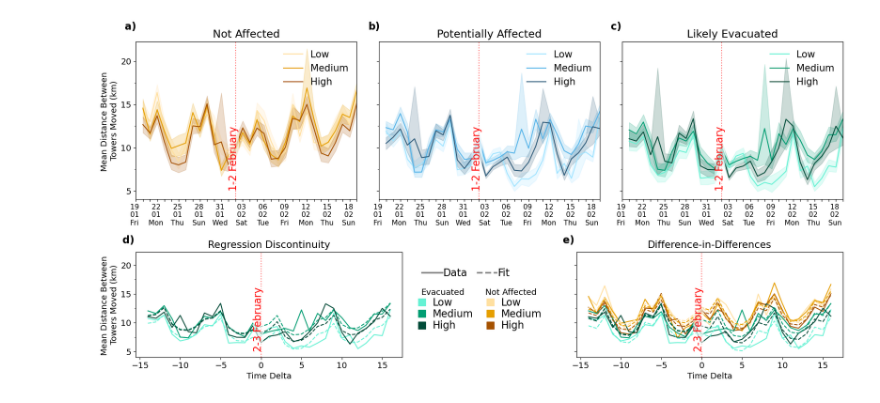
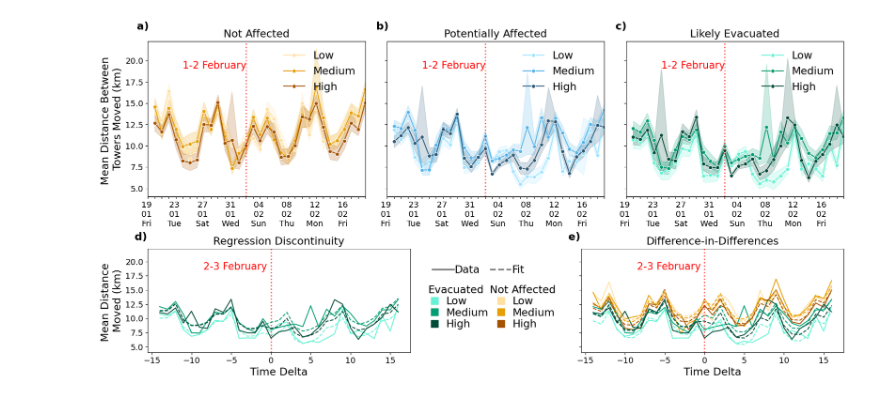
Before and after one commit to nautim/valparaiso_wildfires, a Jupyter notebook: notebooks/1_tel_plots.ipynb, the cells around one changed output. Saved outputs shown, nothing was run; the diff lists cells and outputs as text; code cells hidden in the pictures.

```diff
--- a/notebooks/1_tel_plots.ipynb
+++ b/notebooks/1_tel_plots.ipynb
@@ -49,7 +49,8 @@ lighter_green = '#66F2D4'
 # %%
 # Load Datasets
 
-homelocations_merged=pd.read_parquet('../data_created/homelocations_merged.parquet')
+homelocations_merged=pd.read_parquet('../data_created/homelocations_merged_cleaned.parquet')
+
 evacuated_people = helper.upload_list_txt('../data_created/evacuated.txt')
 
 grouped_data_fraction1 = pd.read_csv('../data_created/fraction/grouped_data_fraction1.csv') #notaffected
@@ -546,5 +656,5 @@ plt.savefig('../visuals_created/km_moved_median.pdf', bbox_inches = 'tight')
 # %%
-######## Figure 5 ########
+######## Figure 4_1 ########
 
 fig, axs = plt.subplot_mosaic([
     ['a', 'b', 'c',],
@@ -569,19 +679,19 @@ axs['e'].set_position(b)
 
 # Creating the line plot on ax1
 sns.lineplot(data=homelocations_merged[(homelocations_merged['affected'] == 0)&(homelocations_merged['distance_km'] > 0)].dropna(subset=['home_bts_id','quantile_pop_bins_percent_bachelor_home']),
-             x='date', y='distance_km',
+             x='date', y='distance_km', marker='o',
              errorbar='ci', n_boot=1000, seed=10, estimator='mean',
              hue='quantile_pop_bins_percent_bachelor_home', hue_order=['Low','Medium','High'],
              ax=axs['a'], legend=True,
              palette=[lighter_orange,orange,darker_orange])
 sns.lineplot(data=homelocations_merged[(homelocations_merged['affected'] == 1)&(homelocations_merged['distance_km'] > 0)].dropna(subset=['home_bts_id','quantile_pop_bins_percent_bachelor_home']),
-             x='date', y='distance_km',
+             x='date', y='distance_km', marker='o',
              errorbar='ci', n_boot=1000, seed=10, estimator='mean',
              hue='quantile_pop_bins_percent_bachelor_home', hue_order=['Low','Medium','High'],
              ax=axs['b'], legend=True,
              palette=[lighter_blue,blue,darker_blue])
 sns.lineplot(data=homelocations_merged[(homelocations_merged['PHONE_ID'].isin(evacuated_people))&(homelocations_merged['distance_km'] > 0)].dropna(subset=['home_bts_id','quantile_pop_bins_percent_bachelor_home']),
-             x='date', y='distance_km',
+             x='date', y='distance_km', marker='o',
              errorbar='ci', n_boot=1000, seed=10, estimator='mean',
              hue='quantile_pop_bins_percent_bachelor_home', hue_order=['Low','Medium','High'],
              ax=axs['c'], legend=True,
@@ -590,13 +700,13 @@ sns.lineplot(data=homelocations_merged[(homelocations_merged['PHONE_ID'].isin(ev
 titles=['Not Affected', 'Potentially Affected', 'Likely Evacuated']
 
 unique_dates = homelocations_merged.drop_duplicates(subset=['date'])['date'].unique()
-xticklabels = [date.strftime('%d \n%m \n%a ') if i % 3 == 0 else '' for i, date in enumerate(unique_dates)]
+xticklabels = [date.strftime('%d \n%m \n%a ') if i % 4 == 0 else '' for i, date in enumerate(unique_dates)]
 
 for ax, title in zip([axs['a'], axs['b'], axs['c']], titles):
     # Adding labels and title
     ax.set_title(title, size=17)
     ax.set_xlabel('')
-    ax.set_ylabel('Mean Distance Between \nTowers Moved (km)')
+    ax.set_ylabel('Mean Distance Between \nTowers Moved (km)', fontsize=17)
 
     ax.set_xlim([datetime.datetime(2024, 1, 19), datetime.datetime(2024, 2, 19)])
 
@@ -604,13 +714,13 @@ for ax, title in zip([axs['a'], axs['b'], axs['c']], titles):
     ax.xaxis.set_major_locator(mdates.DayLocator())
     ax.xaxis.set_major_formatter(mdates.DateFormatter('%Y-%m-%d'))
 
-    ax.axvline(x=datetime.datetime(2024, 2, 2), color='red', linestyle=':', lw =1.5, alpha = 0.6, zorder=100)
-    ax.text( x=datetime.datetime(2024, 2, 1), y=5, s='1-2 February',
-            fontsize=16, rotation='vertical', verticalalignment='bottom', color='red', bbox=dict(facecolor='w', edgecolor='none', pad=0.0, alpha=0.6), zorder=100)
+    ax.axvline(x=datetime.datetime(2024, 2, 2), color='red', linestyle=':', lw=2, alpha=0.7, zorder=100)
+    ax.text( x=datetime.datetime(2024, 1, 24), y=20, s='1-2 February',
+            fontsize=16, rotation='horizontal', verticalalignment='top', color='red', bbox=dict(facecolor='w', edgecolor='none', pad=0.0, alpha=0.6), zorder=100)
 
     # Setting x-ticks and labels based on homelocations_warned dataframe
     ax.set_xticks(unique_dates)
-    ax.set_xticklabels(xticklabels, fontsize=11)
+    ax.set_xticklabels(xticklabels, fontsize=13)
 
 for ax in [axs['b'], axs['c']]:
     ax.set_ylabel('')
@@ -619,7 +729,7 @@ for ax in [axs['b'], axs['c']]:
 for ax in [axs['a'], axs['b'], axs['c']]:
     handles, labels = ax.get_legend_handles_labels()
     custom_labels = ['Low', 'Medium', 'High']
-    ax.legend(handles, custom_labels, title='', fontsize=15, loc='upper right', frameon=False)
+    ax.legend(handles, custom_labels, title='', fontsize=17, loc='upper right', frameon=False)
 
 
 # Bottom left
@@ -630,13 +740,13 @@ for ses, color in zip(['Low', 'Medium', 'High'], [lighter_green, green, darker_g
     subset_.plot.line(ax=axs['d'], x="time_delta", y="distance_km", color=color, legend=False)
     subset_.plot(x="time_delta", y="predictions", ax=axs['d'], color=color, linestyle='--', legend=False)
 
-axs['d'].axvline(0, color='red', linestyle=':', lw =1.5, alpha = 0.6, zorder=100)
-axs['d'].text(x=-1, y=5, s='2-3 February',
-        fontsize=16, rotation='vertical', verticalalignment='bottom', color='red', bbox=dict(facecolor='w', edgecolor='none', pad=0.0, alpha=0.6), zorder=100)
+axs['d'].axvline(0, color='red', linestyle=':', lw=2, alpha=0.7, zorder=100)
+axs['d'].text(x=-8.5, y=20, s='2-3 February',
+        fontsize=16, rotation='horizontal', verticalalignment='top', color='red', bbox=dict(facecolor='w', edgecolor='none', pad=0.0, alpha=0.6), zorder=100)
 
-axs['d'].set_title("Regression Discontinuity")
-axs['d'].set_ylabel('Mean Distance Between \nTowers Moved (km)')
-axs['d'].set_xlabel('Time Delta')
+axs['d'].set_title("Regression Discontinuity", fontsize=17)
+axs['d'].set_ylabel('Mean Distance \nMoved (km)', fontsize=17)
+axs['d'].set_xlabel('Time Delta', fontsize=17)
 
 
 # Bottom right
@@ -649,42 +759,44 @@ sns.lineplot(ax=axs['e'], x='time_delta', y='value', hue='combined_hue', data=dd
 
 # Plot fitted predictions
 sns.lineplot(ax=axs['e'], x='time_delta', y='predictions', hue='combined_hue', data=dd_df_ses_mean,
              palette=[lighter_orange,orange,darker_orange,lighter_green,green,darker_green],  linestyle='--', legend=False)
 
-axs['e'].axvline(0, color='red', linestyle=':', lw =1.5, alpha = 0.6, zorder=100)
-axs['e'].text(x=-1, y=5, s='2-3 February',
-        fontsize=16, rotation='vertical', verticalalignment='bottom', color='red', bbox=dict(facecolor='w', edgecolor='none', pad=0.0, alpha=0.6), zorder=100)
+axs['e'].axvline(0, color='red', linestyle=':', lw=2, alpha=0.7, zorder=100)
+axs['e'].text(x=-8.5, y=20, s='2-3 February',
+        fontsize=16, rotation='horizontal', verticalalignment='top', color='red', bbox=dict(facecolor='w', edgecolor='none', pad=0.0, alpha=0.6), zorder=100)
 
 
-axs['e'].set_title("Difference-in-Differences")
-axs['e'].set_ylabel('Mean Distance Between \nTowers Moved (km)')
-axs['e'].set_xlabel('Time Delta')
+axs['e'].set_title("Difference-in-Differences", fontsize=17)
+axs['e'].set_ylabel('Mean Distance \nMoved (km)', fontsize=17)
+axs['e'].set_xlabel('Time Delta', fontsize=17)
 
 
 c_evacuated   =[(Line2D([0],[0], marker='s', color=c, markerfacecolor=c,ls='',  markersize=11, label=mod)) for c,mod in zip([lighter_green, green, darker_green],
                                                                                                                            ['Low','Medium','High'])]
 c_notaffected =[(Line2D([0],[0], marker='s', color=c, markerfacecolor=c,ls='',  markersize=11, label=mod)) for c,mod in zip([lighter_orange, orange, darker_orange],
                                                                                                                            ['Low','Medium','High'])]
 
 lines =[(Line2D([0],[0], marker='', color='grey', markerfacecolor='grey',ls=l,  lw=2.5, label=mod)) for l,mod in zip(['-', '--'],['Data','Fit'])]
 
-fig.legend(handles=lines,bbox_to_anchor=(0.545  ,0.35), fontsize = 16, ncols= 2, frameon=False,columnspacing=0.9, handletextpad=0.1,labelspacing=0.15)
-fig.legend(handles=c_evacuated,bbox_to_anchor=(0.505  ,0.3), fontsize = 16, title= 'Evacuated', frameon=False,columnspacing=0.5, handletextpad=0.1,labelspacing=0.1)
-fig.legend(handles=c_notaffected,bbox_to_anchor=(0.58  ,0.3), fontsize = 16, title= 'Not Affected', frameon=False,columnspacing=0.5, handletextpad=0.1,labelspacing=0.1)
+fig.legend(handles=lines,bbox_to_anchor=(0.555  ,0.35), fontsize = 17, ncols= 2, frameon=False,columnspacing=0.9, handletextpad=0.1,labelspacing=0.15)
+fig.legend(handles=c_evacuated,bbox_to_anchor=(0.515  ,0.3), fontsize = 17, title= 'Evacuated', frameon=False,columnspacing=0.5, handletextpad=0.1,labelspacing=0.1,
+          title_fontsize=17)
+fig.legend(handles=c_notaffected,bbox_to_anchor=(0.59  ,0.3), fontsize = 17, title= 'Not Affected', frameon=False,columnspacing=0.5, handletextpad=0.1,labelspacing=0.1,
+          title_fontsize=17)
 
 plots_l = ['a)', 'b)', 'c)', 'd)', 'e)']
 for ia, ax in enumerate(fig.axes):
     x,y = -0.05,1.06
     ax.text(x,y,  plots_l[ia],
         color = 'k',#'lightgreen',
         horizontalalignment='left',
         verticalalignment='bottom',
         weight = 'bold',
-        transform=ax.transAxes,fontsize = 16)
+        transform=ax.transAxes,fontsize=17)
 
 plt.savefig('../visuals_created/km_moved_ses_mean.pdf', bbox_inches = 'tight')
 
 ##########################
 # %% [output]
-[figure, old version]
+[figure, new version]
 # %%
```
Also changed, not shown: parts of 9 cells of this notebook, 35 other files.
